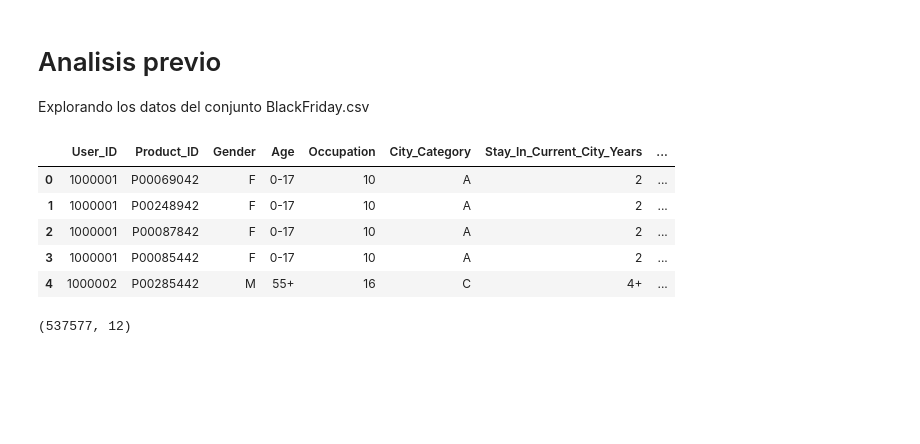
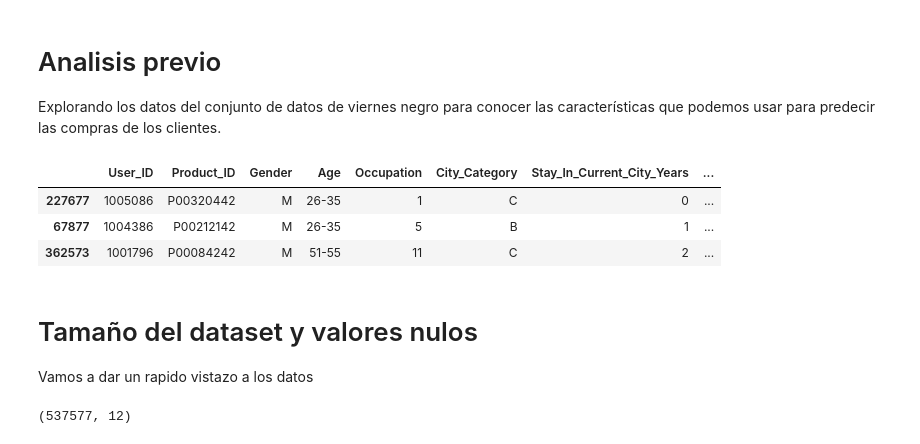
Before and after one commit to iris9112/black_friday_app, a Jupyter notebook: 2.Analisis_previo.ipynb, the cells around one changed output. Drawn from its saved outputs; the diff is of its cells as text; code cells hidden in the pictures; blank space fills up the shorter version.

```diff
--- a/2.Analisis_previo.ipynb
+++ b/2.Analisis_previo.ipynb
@@ -1,7 +1,7 @@
-# %% [markdown]
-# Analisis previo
-
-Explorando los datos del conjunto BlackFriday.csv
+# %% [markdown]
+# Analisis previo
+
+Explorando los datos del conjunto de datos de viernes negro para conocer las características que podemos usar para predecir las compras de los clientes.
 # %%
 # importando librerias necesarias
 import numpy as np
@@ -11,14 +11,16 @@ import matplotlib.pyplot as plt
 %matplotlib inline
 # %%
 df = pd.read_csv('datasets/BlackFriday.csv', sep=',')
-df.head()
+df.sample(3)
 # %% [output]
 |  | User_ID | Product_ID | Gender | Age | Occupation | City_Category | Stay_In_Current_City_Years | ... |
-| 0 | 1000001 | P00069042 | F | 0-17 | 10 | A | 2 | ... |
-| 1 | 1000001 | P00248942 | F | 0-17 | 10 | A | 2 | ... |
-| 2 | 1000001 | P00087842 | F | 0-17 | 10 | A | 2 | ... |
-| 3 | 1000001 | P00085442 | F | 0-17 | 10 | A | 2 | ... |
-| 4 | 1000002 | P00285442 | M | 55+ | 16 | C | 4+ | ... |
+| 227677 | 1005086 | P00320442 | M | 26-35 | 1 | C | 0 | ... |
+| 67877 | 1004386 | P00212142 | M | 26-35 | 5 | B | 1 | ... |
+| 362573 | 1001796 | P00084242 | M | 51-55 | 11 | C | 2 | ... |
+# %% [markdown]
+# Tamaño del dataset y valores nulos
+
+Vamos a dar un rapido vistazo a los datos
 # %%
 df.shape
 # %% [output]
```
Also changed, not shown: parts of 64 cells of this notebook, 1 other file.
